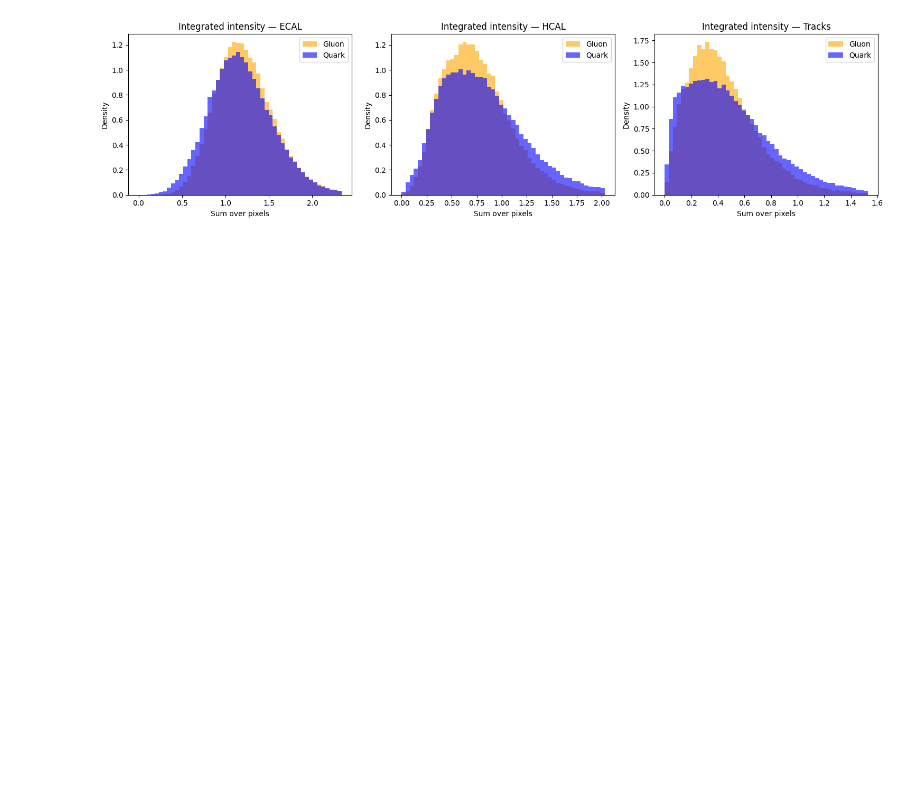
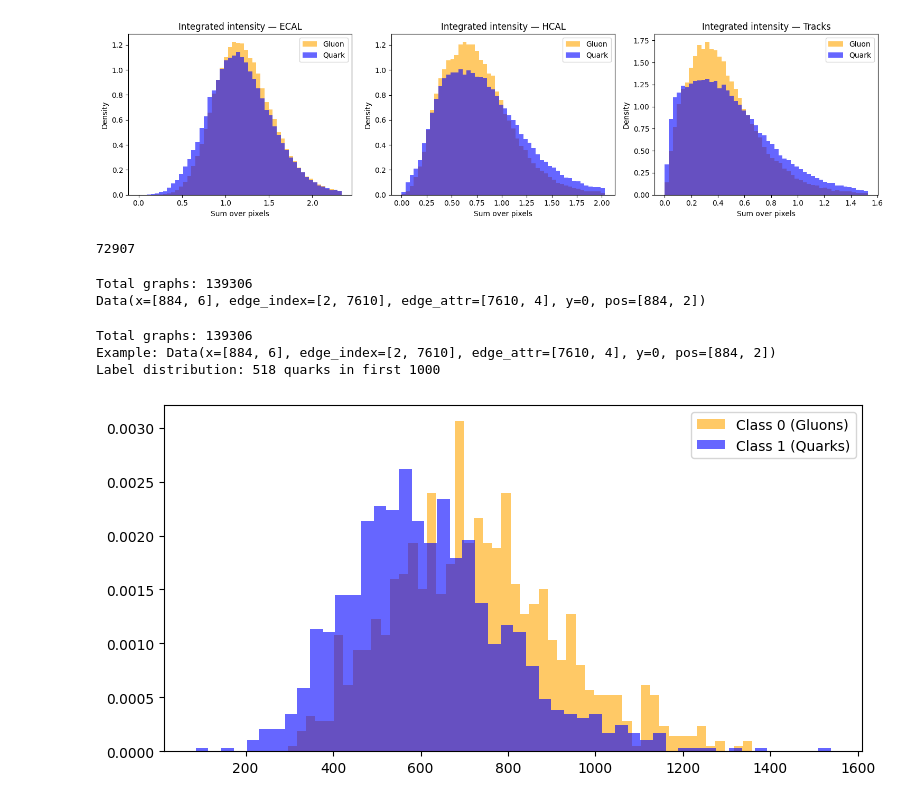
Before and after one commit to felipetp-ctrl/gsoc-ml4sci-genie-submission, a Jupyter notebook: common_task_2.ipynb, the cells around one changed output. Saved outputs shown, nothing was run; the diff lists cells and outputs as text; code cells hidden in the pictures; blank space fills up the shorter version.

```diff
--- a/common_task_2.ipynb
+++ b/common_task_2.ipynb
@@ -221,0 +297,65 @@ plot_channel_intensity(X, y)
+# %%
+del X_hwc
+import gc
+gc.collect()
+# %% [output]
+72907
+# %%
+def build_graphs(X, y, cache_file):
+    if os.path.exists(cache_file):
+        return torch.load(cache_file, weights_only=False)
+    else:
+        graphs = []
+        for img, label in tqdm(zip(X, y), total=len(X), desc="Building graphs"):
+            graphs.append(graph_const(img, label))
+
+        torch.save(graphs, cache_file)
+        return graphs
+# %%
+graphs = build_graphs(X, y, cache_file=MAIN_CACHE_FILE)
+# %%
+print(f"Total graphs: {len(graphs)}")
+print(graphs[0])
+# %% [output]
+Total graphs: 139306
+Data(x=[884, 6], edge_index=[2, 7610], edge_attr=[7610, 4], y=0, pos=[884, 2])
+# %%
+print(f"Total graphs: {len(graphs)}")
+print(f"Example: {graphs[0]}")
+print(f"Label distribution: {sum(g.y.item() for g in graphs[:1000])} quarks in first 1000")
+# %% [output]
+Total graphs: 139306
+Example: Data(x=[884, 6], edge_index=[2, 7610], edge_attr=[7610, 4], y=0, pos=[884, 2])
+Label distribution: 518 quarks in first 1000
+# %%
+# graph EDA
+sample_idx = np.where(y == 0)[0][:1000].tolist() + np.where(y == 1)[0][:1000].tolist()
+sampled_graphs = [graphs[i] for i in sample_idx]
+sampled_y = y[sample_idx]
+
+nodes_per_graph = []
+edges_per_graph = []
+
+for g in sampled_graphs:
+    nodes_per_graph.append(g.num_nodes)
+
+nodes_per_graph = np.array(nodes_per_graph)
+
+for g in sampled_graphs:
+    edges_per_graph.append(g.num_edges)
+
+edges_per_graph = np.array(edges_per_graph)
+# %%
+def plot_nodes_class(nodes_per_graph, sampled_y):
+    fig, ax = plt.subplots(figsize=(8,4))
+
+    ax.hist(nodes_per_graph[sampled_y == 0], bins=50, alpha=0.6, color='orange', label='Class 0 (Gluons)', density=True)
+    ax.hist(nodes_per_graph[sampled_y == 1], bins=50, alpha=0.6, color='blue', label='Class 1 (Quarks)', density=True)
+    ax.legend()
+
+    plt.tight_layout()
+    plt.show()
+
+plot_nodes_class(nodes_per_graph, sampled_y)
+# %% [output]
+[figure, added]
```
Also changed, not shown: parts of 18 cells of this notebook.
